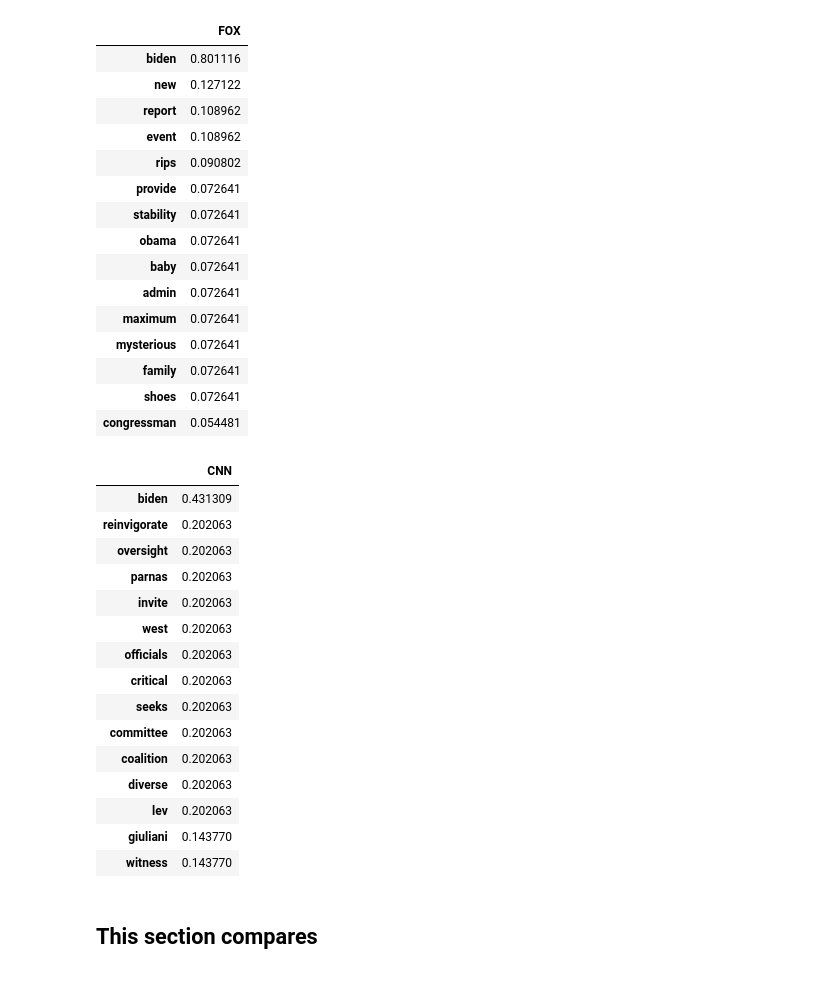
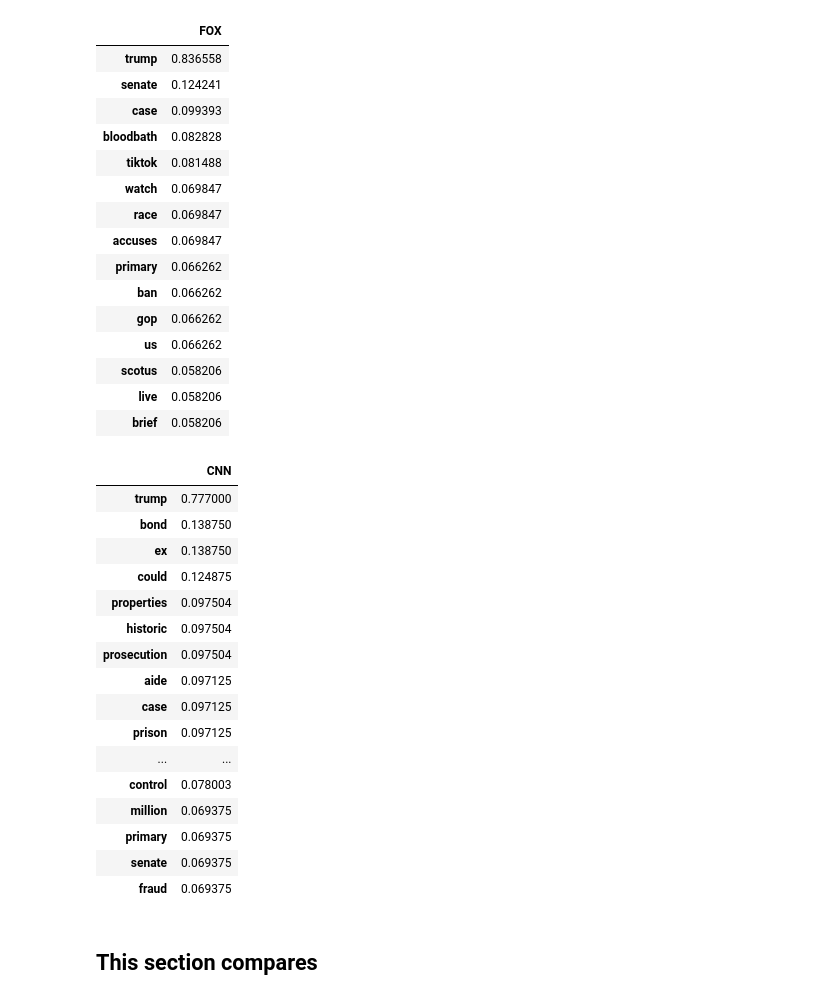
Before and after one commit to danielmtro/PoliticalPolarisation, a Jupyter notebook: tf_idf_work.ipynb, the cells around one changed output. Cells and saved outputs as stored; diff of their text form; code cells hidden in the pictures.

```diff
--- a/tf_idf_work.ipynb
+++ b/tf_idf_work.ipynb
@@ -57,9 +50,13 @@ def build_documents_for_organisation(dfs: List[pd.DataFrame]):
 def get_tf_idf_df(documents, labels):
     from sklearn.feature_extraction.text import TfidfVectorizer
 
-    vectoriser = TfidfVectorizer()
-    vectors = vectoriser.fit_transform(documents)
-    feature_names = vectoriser.get_feature_names_out()
+    tfidf_vectorizer=TfidfVectorizer(use_idf=True)
+
+    # just send in all your docs here
+    fitted_vectorizer=tfidf_vectorizer.fit(documents)
+    vectors=fitted_vectorizer.transform(documents)
+
+    feature_names = fitted_vectorizer.get_feature_names_out()
     dense = vectors.todense()
     denselist = dense.tolist()
     tf_idf_df = pd.DataFrame(denselist, columns=feature_names)
@@ -72,4 +69,4 @@ trump_documents, trump_labels = build_documents(trump)
 
 # get the tf_idf measure for biden and trump
 tf_idf_df = get_tf_idf_df(biden_documents, biden_labels)
-trump_tf_idf = get_tf_idf_df(trump_documents, trump_labels)
+# trump_tf_idf = get_tf_idf_df(trump_documents, trump_labels)
@@ -76,41 +148,42 @@ trump_tf_idf = get_tf_idf_df(trump_documents, trump_labels)
 # %%
-tf_idf_df.sort_values('FOX', ascending=False).head(15)[['FOX']]
+trump_tf_idf.sort_values('FOX', ascending=False).head(15)[['FOX']]
 # %% [output]
 |  | FOX |
-| biden | 0.801116 |
-| new | 0.127122 |
-| report | 0.108962 |
-| event | 0.108962 |
-| rips | 0.090802 |
-| provide | 0.072641 |
-| stability | 0.072641 |
-| obama | 0.072641 |
-| baby | 0.072641 |
-| admin | 0.072641 |
-| maximum | 0.072641 |
-| mysterious | 0.072641 |
-| family | 0.072641 |
-| shoes | 0.072641 |
-| congressman | 0.054481 |
+| trump | 0.836558 |
+| senate | 0.124241 |
+| case | 0.099393 |
+| bloodbath | 0.082828 |
+| tiktok | 0.081488 |
+| watch | 0.069847 |
+| race | 0.069847 |
+| accuses | 0.069847 |
+| primary | 0.066262 |
+| ban | 0.066262 |
+| gop | 0.066262 |
+| us | 0.066262 |
+| scotus | 0.058206 |
+| live | 0.058206 |
+| brief | 0.058206 |
 # %%
-tf_idf_df.sort_values('CNN', ascending=False).head(15)[['CNN']]
+trump_tf_idf.sort_values('CNN', ascending=False).head(25)[['CNN']]
 # %% [output]
 |  | CNN |
-| biden | 0.431309 |
-| reinvigorate | 0.202063 |
-| oversight | 0.202063 |
-| parnas | 0.202063 |
-| invite | 0.202063 |
-| west | 0.202063 |
-| officials | 0.202063 |
-| critical | 0.202063 |
-| seeks | 0.202063 |
-| committee | 0.202063 |
-| coalition | 0.202063 |
-| diverse | 0.202063 |
-| lev | 0.202063 |
-| giuliani | 0.143770 |
-| witness | 0.143770 |
+| trump | 0.777000 |
+| bond | 0.138750 |
+| ex | 0.138750 |
+| could | 0.124875 |
+| properties | 0.097504 |
+| historic | 0.097504 |
+| prosecution | 0.097504 |
+| aide | 0.097125 |
+| case | 0.097125 |
+| prison | 0.097125 |
+| ... | ... |
+| control | 0.078003 |
+| million | 0.069375 |
+| primary | 0.069375 |
+| senate | 0.069375 |
+| fraud | 0.069375 |
 # %% [markdown]
 ## This section compares
 # %%
```
Also changed, not shown: parts of 9 cells of this notebook, 3 other files.
